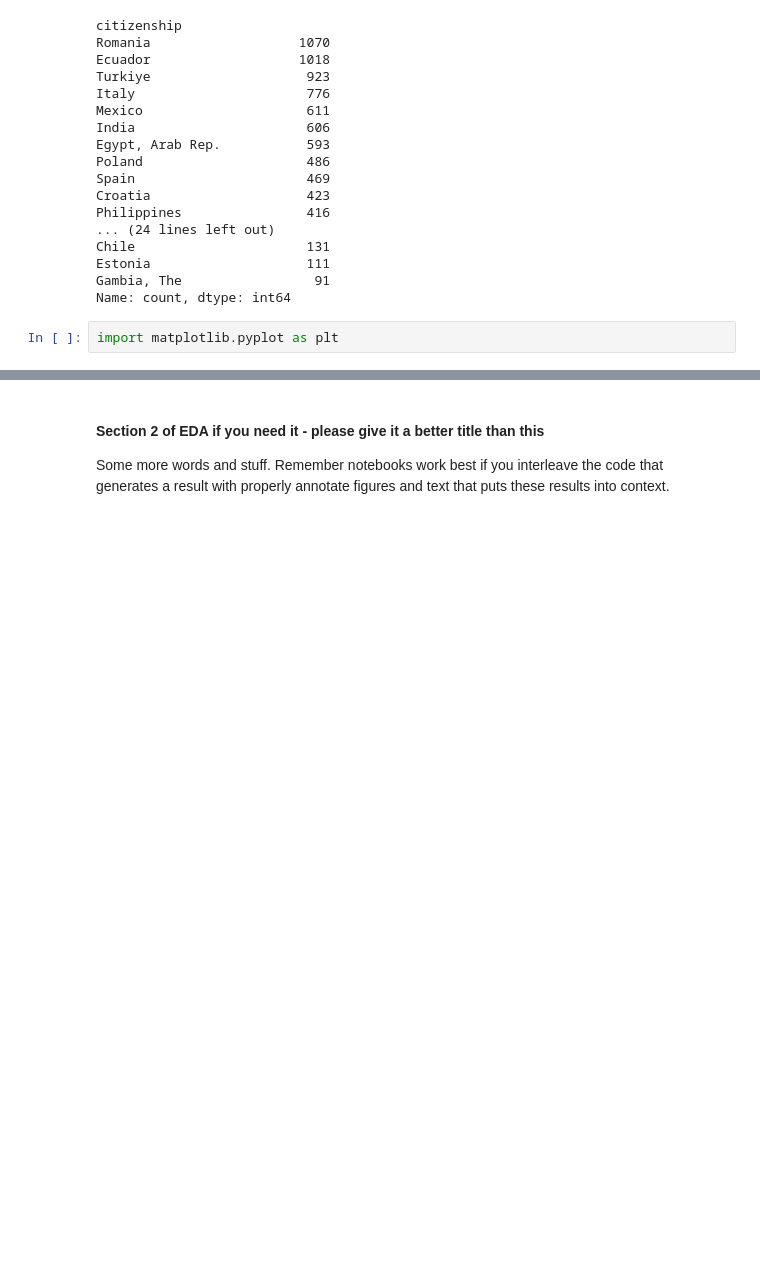
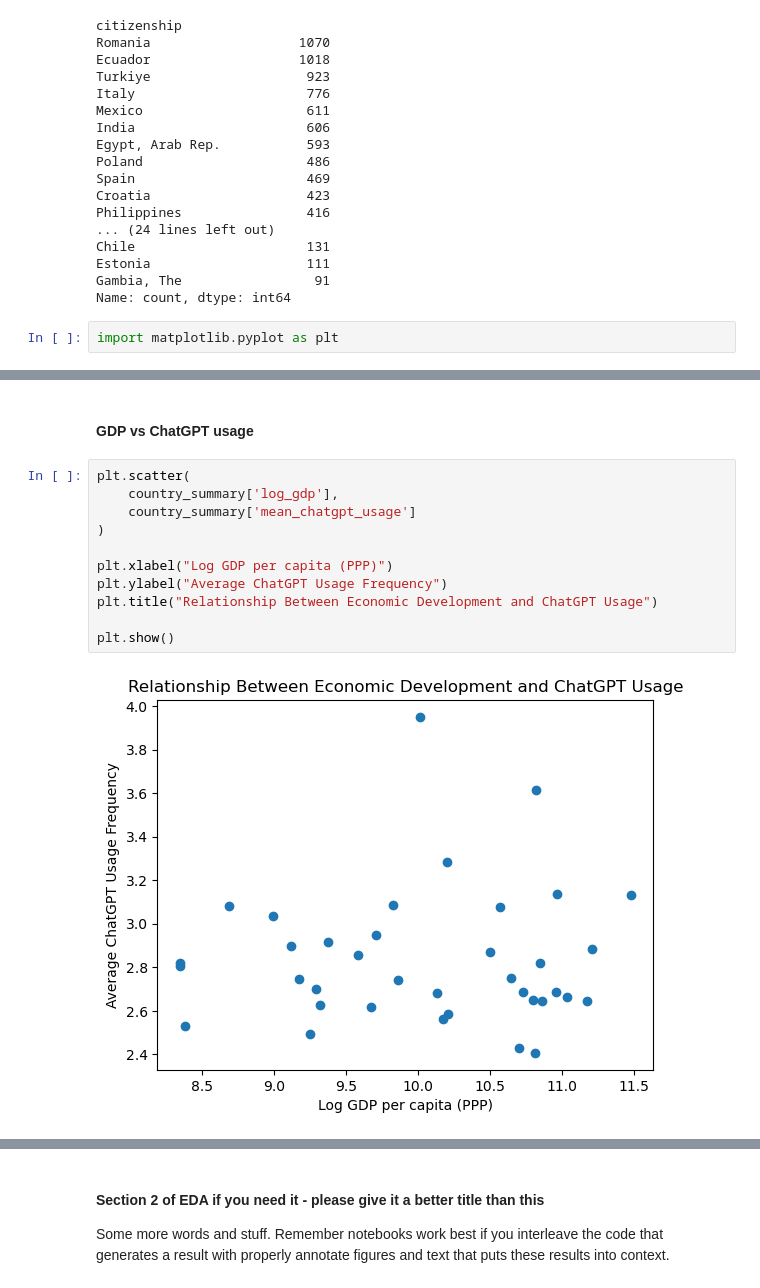
Before and after one commit to COGS108/Group123_WI26, a Jupyter notebook: 02-EDACheckpoint.ipynb, the cells around one changed output, grey strips where cells are left out. Saved outputs shown, nothing was run; the diff lists cells and outputs as text; blank space fills up the shorter version.

```diff
--- a/02-EDACheckpoint.ipynb
+++ b/02-EDACheckpoint.ipynb
@@ -962,0 +1079,15 @@ plt.show()
+# %% [markdown]
+#### **GDP vs ChatGPT usage**
+# %%
+plt.scatter(
+    country_summary['log_gdp'],
+    country_summary['mean_chatgpt_usage']
+)
+
+plt.xlabel("Log GDP per capita (PPP)")
+plt.ylabel("Average ChatGPT Usage Frequency")
+plt.title("Relationship Between Economic Development and ChatGPT Usage")
+
+plt.show()
+# %% [output]
+[figure, added]
```
Also changed, not shown: parts of 45 cells of this notebook.
